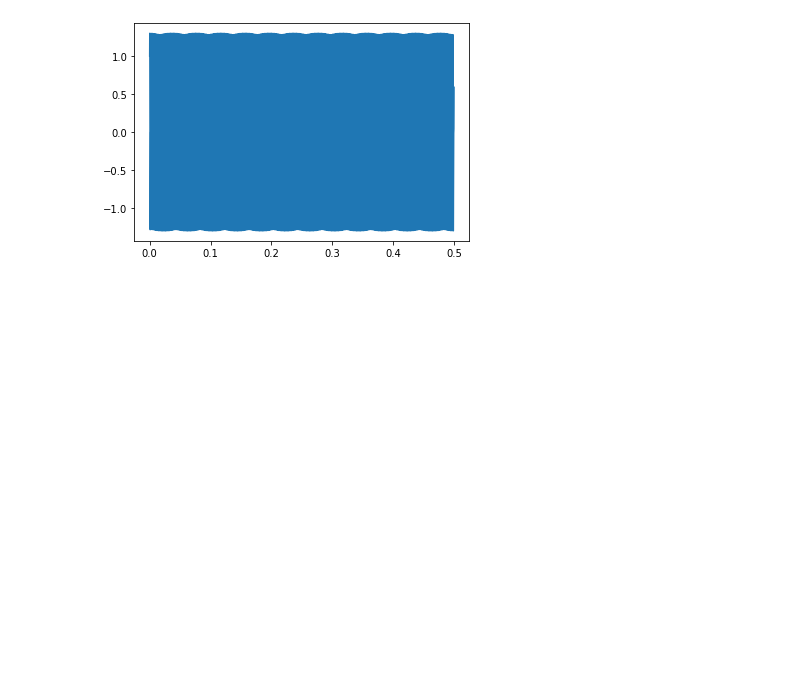
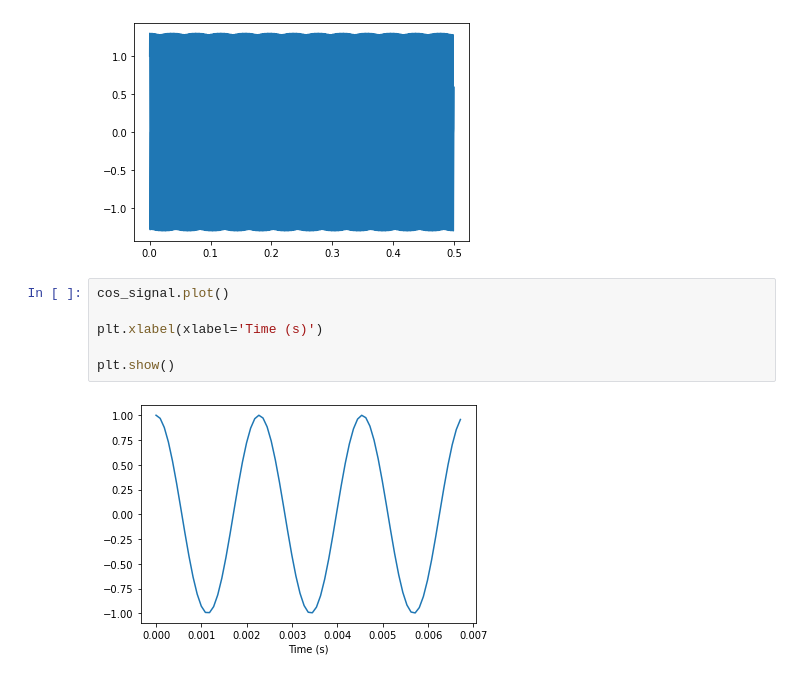
Before and after one commit to test99500/Python, a Jupyter notebook: Digital Signal Processing/Think DSP/Chapter1 - Sounds and Signals/Spectral Decomposition.ipynb, the cells around one changed output. Saved outputs shown, nothing was run; the diff lists cells and outputs as text; blank space fills up the shorter version.

```diff
--- a/Digital Signal Processing/Think DSP/Chapter1 - Sounds and Signals/Spectral Decomposition.ipynb
+++ b/Digital Signal Processing/Think DSP/Chapter1 - Sounds and Signals/Spectral Decomposition.ipynb
@@ -17,3 +17,11 @@ wave.plot()
 plt.show()
 # %% [output]
 [figure]
+# %%
+cos_signal.plot()
+
+plt.xlabel(xlabel='Time (s)')
+
+plt.show()
+# %% [output]
+[figure, added]
```
